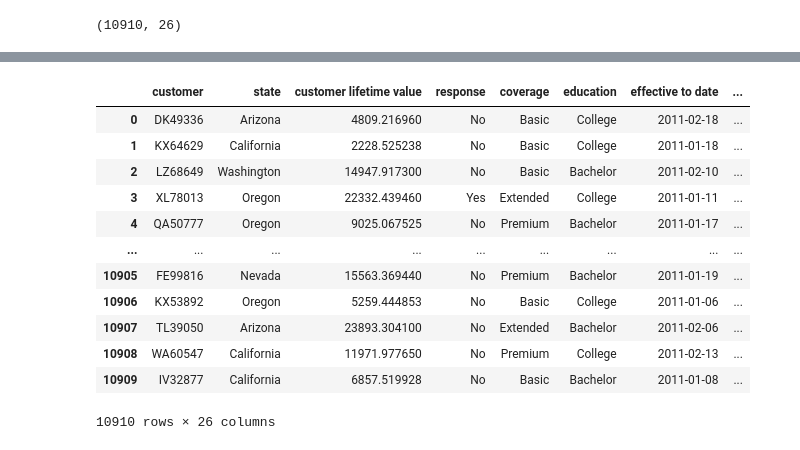
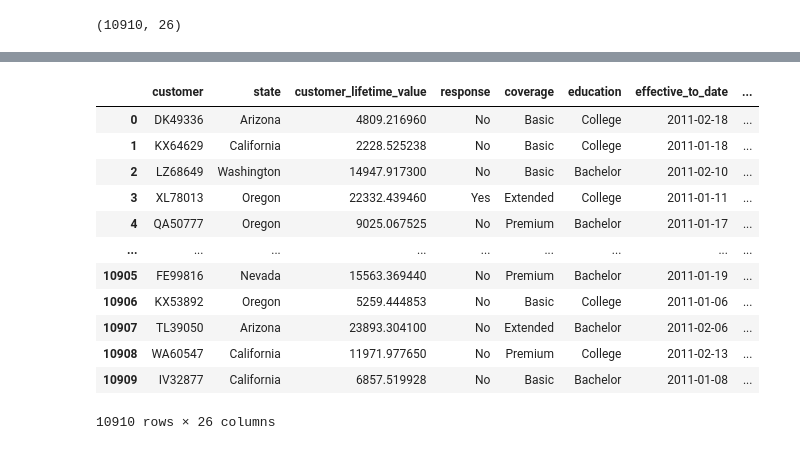
Before and after one commit to AyeeshaSiddikka/lab-customer-analysis-round-2, a Jupyter notebook: Round2-7.ipynb, the cells around one changed output, grey strips where cells are left out. Cells and saved outputs as stored; diff of their text form; code cells hidden in the pictures.

```diff
--- a/Round2-7.ipynb
+++ b/Round2-7.ipynb
@@ -22,7 +22,7 @@ for column in dataframe.columns:
     cols.append(column.lower())
 dataframe.columns = cols
 
-
+dataframe.columns = dataframe.columns.str.replace(' ', '_')
 
 display(dataframe.head())
 # %% [output]
@@ -113,6 +113,6 @@ vehicle type                     5482
 dtype: int64
 # %%
-nan_cols = ['state','response','months since last claim','number of open complaints','vehicle class','vehicle size','vehicle type']
+nan_cols = ['state','response','months_since_last_claim','number_of_open_complaints','vehicle_class','vehicle_size','vehicle_type']
 
 
 for col in nan_cols:
@@ -136,17 +136,17 @@ dataframe
 # %%
 #Datetime format - Extract the months from the dataset and store in a separate column.
 #Then filter the data to show only the information for the first quarter , ie. January, February and March.
 #Hint: If data from March does not exist, consider only January and February
 
-dataframe['effective to date'] = pd.to_datetime(dataframe['effective to date'])
+dataframe['effective_to_date'] = pd.to_datetime(dataframe['effective_to_date'])
 
 
-dataframe['Month'] = dataframe['effective to date'].dt.month_name()
+dataframe['Month'] = dataframe['effective_to_date'].dt.month_name()
 dataframe
 
 dataframe.loc[(dataframe['Month'] == 'January') | (dataframe['Month'] == 'February') | (dataframe['Month'] == 'March')]
 # %% [output]
-|  | customer | state | customer lifetime value | response | coverage | education | effective to date | ... |
+|  | customer | state | customer_lifetime_value | response | coverage | education | effective_to_date | ... |
 | 0 | DK49336 | Arizona | 4809.216960 | No | Basic | College | 2011-02-18 | ... |
 | 1 | KX64629 | California | 2228.525238 | No | Basic | College | 2011-01-18 | ... |
 | 2 | LZ68649 | Washington | 14947.917300 | No | Basic | Bachelor | 2011-02-10 | ... |
```
Also changed, not shown: parts of 16 cells of this notebook.
